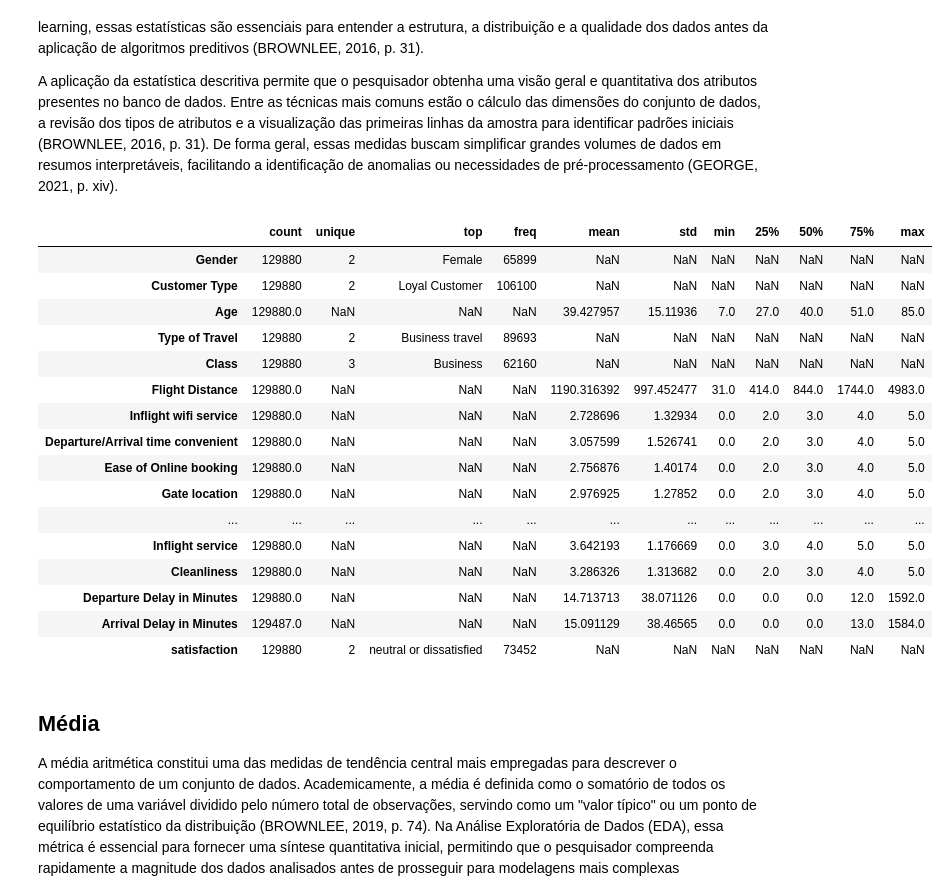
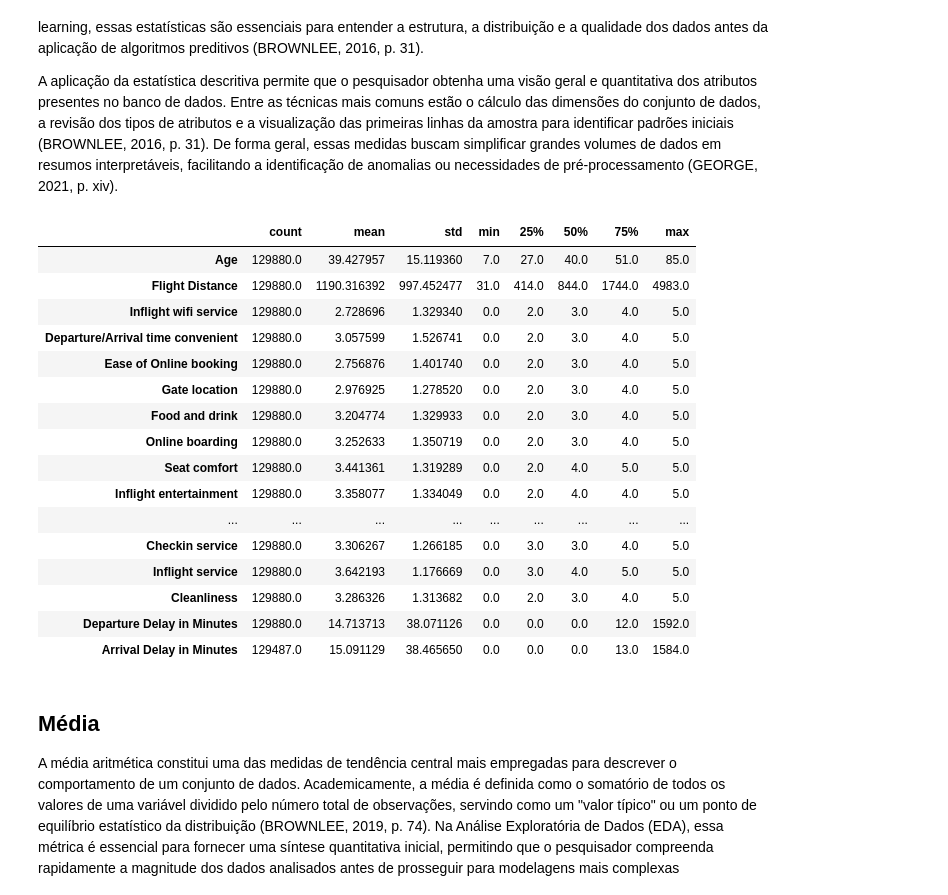
Before and after one commit to rogerioferreira/MVP-Analise-de-Dados-e-Boas-Praticas-PUC-RIO, a Jupyter notebook: notebooks/mvp-analise de dados e boas praticas.ipynb, the cells around one changed output. Saved outputs shown, nothing was run; the diff lists cells and outputs as text; code cells hidden in the pictures.

Commit message:
início da migração da biblioteca plotly para seaborn

```diff
--- a/notebooks/mvp-analise de dados e boas praticas.ipynb
+++ b/notebooks/mvp-analise de dados e boas praticas.ipynb
@@ -72,9 +72,16 @@ Esta seção consolida todas as importações de bibliotecas necessárias para a
 # %%
 # Importação das bibliotecas necessárias para o projeto
 import pandas as pd
-import plotly.express as px
-import plotly.io as pio
+import seaborn as sns
+import matplotlib.pyplot as plt
 
+# Padronização do estilo dos gráficos para melhor visualização
+sns.set_theme(
+    style="darkgrid",
+    context="paper",
+    palette="deep",
+    font_scale=1.0,
+)
 
 # Carga dos dados de treinamento e teste
 train_data = pd.read_csv(
@@ -100,6 +107,28 @@ data = pd.concat([train_data, test_data], ignore_index=True)
 
 # Remoção de colunas irrelevantes para a análise
 data.drop(columns=["id"], inplace=True)
+
+# Conversão de idades para categorias etárias para facilitar a análise
+bins = [0, 18, 31, 51, 66, 100]
+labels = [
+    "Adolescentes",
+    "Jovens Adultos",
+    "Adultos Plenos",
+    "Adultos Sêniores",
+    "Terceira Idade",
+]
+data["Age Group"] = pd.cut(data["Age"], bins=bins, labels=labels, right=False)
+
+# Reordenação das colunas para melhor organização - trazendo as colunas categóricas para o início do dataframe
+categorical_cols = [
+    "Gender",
+    "Age Group",
+    "Customer Type",
+    "Type of Travel",
+    "Class",
+]
+numerical_cols = [col for col in data.columns if col not in categorical_cols]
+data = data[categorical_cols + numerical_cols]
 # %%
 # Primeiras linhas do dataset
 data.head(3)
@@ -209,25 +230,25 @@ As estatísticas descritivas constituem um conjunto de ferramentas fundamentais
 A aplicação da estatística descritiva permite que o pesquisador obtenha uma visão geral e quantitativa dos atributos presentes no banco de dados. Entre as técnicas mais comuns estão o cálculo das dimensões do conjunto de dados, a revisão dos tipos de atributos e a visualização das primeiras linhas da amostra para identificar padrões iniciais (BROWNLEE, 2016, p. 31). De forma geral, essas medidas buscam simplificar grandes volumes de dados em resumos interpretáveis, facilitando a identificação de anomalias ou necessidades de pré-processamento (GEORGE, 2021, p. xiv).
 # %%
 # Estatísticas descritivas básicas dos Dataset
-data.describe(include="all").transpose()
+data.describe().transpose()
 # %% [output]
-|  | count | unique | top | freq | mean | std | min | 25% | 50% | 75% | max |
-| Gender | 129880 | 2 | Female | 65899 | NaN | NaN | NaN | NaN | NaN | NaN | NaN |
-| Customer Type | 129880 | 2 | Loyal Customer | 106100 | NaN | NaN | NaN | NaN | NaN | NaN | NaN |
-| Age | 129880.0 | NaN | NaN | NaN | 39.427957 | 15.11936 | 7.0 | 27.0 | 40.0 | 51.0 | 85.0 |
-| Type of Travel | 129880 | 2 | Business travel | 89693 | NaN | NaN | NaN | NaN | NaN | NaN | NaN |
-| Class | 129880 | 3 | Business | 62160 | NaN | NaN | NaN | NaN | NaN | NaN | NaN |
-| Flight Distance | 129880.0 | NaN | NaN | NaN | 1190.316392 | 997.452477 | 31.0 | 414.0 | 844.0 | 1744.0 | 4983.0 |
-| Inflight wifi service | 129880.0 | NaN | NaN | NaN | 2.728696 | 1.32934 | 0.0 | 2.0 | 3.0 | 4.0 | 5.0 |
-| Departure/Arrival time convenient | 129880.0 | NaN | NaN | NaN | 3.057599 | 1.526741 | 0.0 | 2.0 | 3.0 | 4.0 | 5.0 |
-| Ease of Online booking | 129880.0 | NaN | NaN | NaN | 2.756876 | 1.40174 | 0.0 | 2.0 | 3.0 | 4.0 | 5.0 |
-| Gate location | 129880.0 | NaN | NaN | NaN | 2.976925 | 1.27852 | 0.0 | 2.0 | 3.0 | 4.0 | 5.0 |
-| ... | ... | ... | ... | ... | ... | ... | ... | ... | ... | ... | ... |
-| Inflight service | 129880.0 | NaN | NaN | NaN | 3.642193 | 1.176669 | 0.0 | 3.0 | 4.0 | 5.0 | 5.0 |
-| Cleanliness | 129880.0 | NaN | NaN | NaN | 3.286326 | 1.313682 | 0.0 | 2.0 | 3.0 | 4.0 | 5.0 |
-| Departure Delay in Minutes | 129880.0 | NaN | NaN | NaN | 14.713713 | 38.071126 | 0.0 | 0.0 | 0.0 | 12.0 | 1592.0 |
-| Arrival Delay in Minutes | 129487.0 | NaN | NaN | NaN | 15.091129 | 38.46565 | 0.0 | 0.0 | 0.0 | 13.0 | 1584.0 |
-| satisfaction | 129880 | 2 | neutral or dissatisfied | 73452 | NaN | NaN | NaN | NaN | NaN | NaN | NaN |
+|  | count | mean | std | min | 25% | 50% | 75% | max |
+| Age | 129880.0 | 39.427957 | 15.119360 | 7.0 | 27.0 | 40.0 | 51.0 | 85.0 |
+| Flight Distance | 129880.0 | 1190.316392 | 997.452477 | 31.0 | 414.0 | 844.0 | 1744.0 | 4983.0 |
+| Inflight wifi service | 129880.0 | 2.728696 | 1.329340 | 0.0 | 2.0 | 3.0 | 4.0 | 5.0 |
+| Departure/Arrival time convenient | 129880.0 | 3.057599 | 1.526741 | 0.0 | 2.0 | 3.0 | 4.0 | 5.0 |
+| Ease of Online booking | 129880.0 | 2.756876 | 1.401740 | 0.0 | 2.0 | 3.0 | 4.0 | 5.0 |
+| Gate location | 129880.0 | 2.976925 | 1.278520 | 0.0 | 2.0 | 3.0 | 4.0 | 5.0 |
+| Food and drink | 129880.0 | 3.204774 | 1.329933 | 0.0 | 2.0 | 3.0 | 4.0 | 5.0 |
+| Online boarding | 129880.0 | 3.252633 | 1.350719 | 0.0 | 2.0 | 3.0 | 4.0 | 5.0 |
+| Seat comfort | 129880.0 | 3.441361 | 1.319289 | 0.0 | 2.0 | 4.0 | 5.0 | 5.0 |
+| Inflight entertainment | 129880.0 | 3.358077 | 1.334049 | 0.0 | 2.0 | 4.0 | 4.0 | 5.0 |
+| ... | ... | ... | ... | ... | ... | ... | ... | ... |
+| Checkin service | 129880.0 | 3.306267 | 1.266185 | 0.0 | 3.0 | 3.0 | 4.0 | 5.0 |
+| Inflight service | 129880.0 | 3.642193 | 1.176669 | 0.0 | 3.0 | 4.0 | 5.0 | 5.0 |
+| Cleanliness | 129880.0 | 3.286326 | 1.313682 | 0.0 | 2.0 | 3.0 | 4.0 | 5.0 |
+| Departure Delay in Minutes | 129880.0 | 14.713713 | 38.071126 | 0.0 | 0.0 | 0.0 | 12.0 | 1592.0 |
+| Arrival Delay in Minutes | 129487.0 | 15.091129 | 38.465650 | 0.0 | 0.0 | 0.0 | 13.0 | 1584.0 |
 # %% [markdown]
 ## Média
 
```
Also changed, not shown: parts of 15 cells of this notebook.
